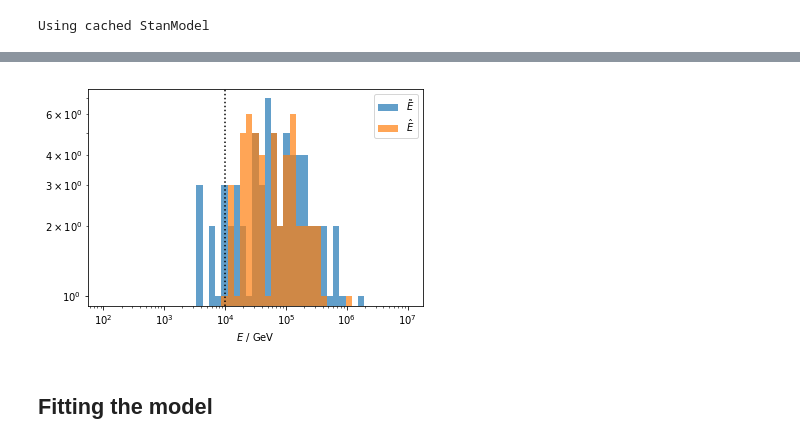
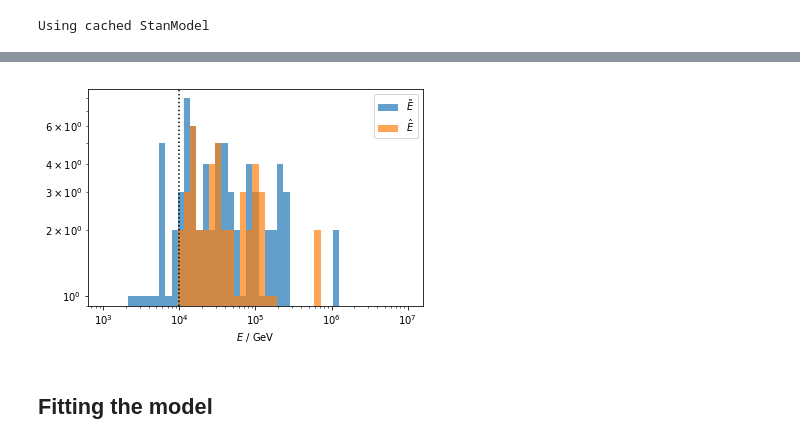
Before and after one commit to specktakel/hierarchical_nu, a Jupyter notebook: dev/statistical_model/4_energy_threshold/energy_threshold.ipynb, the cells around one changed output, grey strips where cells are left out. Cells and saved outputs as stored; diff of their text form; code cells hidden in the pictures.

```diff
--- a/dev/statistical_model/4_energy_threshold/energy_threshold.ipynb
+++ b/dev/statistical_model/4_energy_threshold/energy_threshold.ipynb
@@ -66,12 +66,12 @@ aeff_max = max(10**aeff.aeff_vals) # m^2
 See `precomputation.ipynb` for info.
 # %%
 # Get precomputed eps factor
-with h5py.File('data/precomputed_integral.h5', 'r') as f:
+with h5py.File('data/precomputed_integral_1e4_100_nouncert.h5', 'r') as f:
     alpha_grid = f['alpha_grid'].value
     integral_grid = f['integral_grid'].value
 # %%
 # For sim
-with h5py.File('data/precomputed_integral_1e3.h5', 'r') as f:
+with h5py.File('data/precomputed_integral_1e3_100_nouncert.h5', 'r') as f:
     alpha_grid_sim = f['alpha_grid'].value
     integral_grid_sim = f['integral_grid'].value
 # %% [markdown]
@@ -105,7 +105,7 @@ sim_input['aeff_max'] = aeff_max
 # Define simulation parameters
 
 # Energies
-sim_input['alpha'] = 2.2
+sim_input['alpha'] = 2.42
 sim_input['Emin'] = 1.0e3 # Emin_sim
 Eth = 1.0e4 # GeV
 E_scale = (Eth / sim_input['Emin'])**(1-sim_input['alpha'])
@@ -115,7 +115,7 @@ sim_input['f_E'] = 0.1
 sim_input['kappa'] = 100 # ~10 deg for cascades
 
 # Associated fraction  (derived paramaters, but easier to define this way)
-total_flux = 2e3 # m^-2 yr^-1
+total_flux = 5e3 # m^-2 yr^-1
 f = 0.5
 
 sim_input['T'] = 1 # yr
@@ -196,18 +197,18 @@ for r, d, z in zip(s_ra, s_dec, redshift):
 # %%
 # Plot energies
 Emin = sim_input['Emin']
-bins = np.logspace(np.log(Emin/10), np.log(1E+4*Emin), base = np.e)
+bins = np.logspace(np.log(Emin), np.log(1E+4*Emin), base = np.e)
 
 fig, ax = plt.subplots()
 ax.hist(Esrc, bins=bins, label='$\\tilde{E}$', alpha=0.7);
 ax.hist(Edet, bins=bins, label='$\hat{E}$', alpha=0.7);
 ax.axvline(Eth, linestyle=":", color='k')
 ax.set_xscale('log')
 ax.set_yscale('log')
 ax.set_xlabel('$E$ / GeV')
 ax.legend();
 # %% [output]
-[figure, old version]
+[figure, new version]
 # %% [markdown]
 ## Fitting the model
 # %%
```
Also changed, not shown: parts of 7 cells of this notebook, 5 other files.
